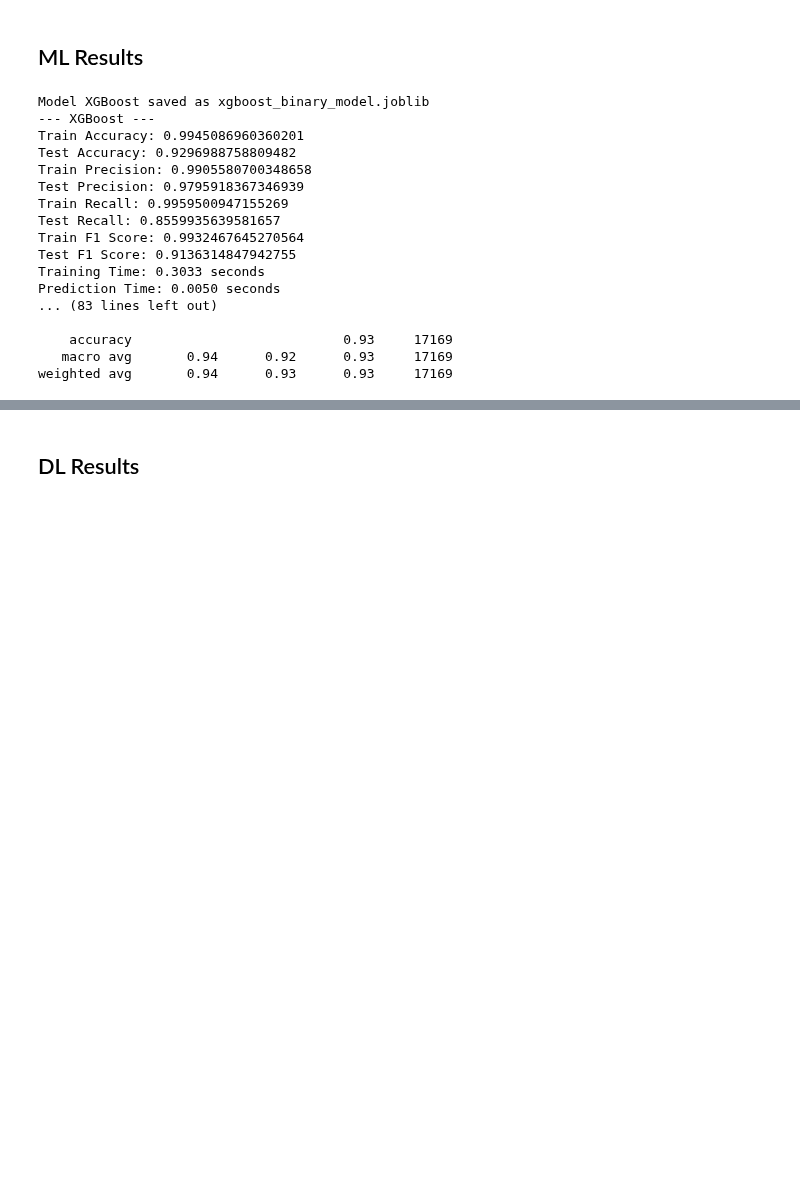
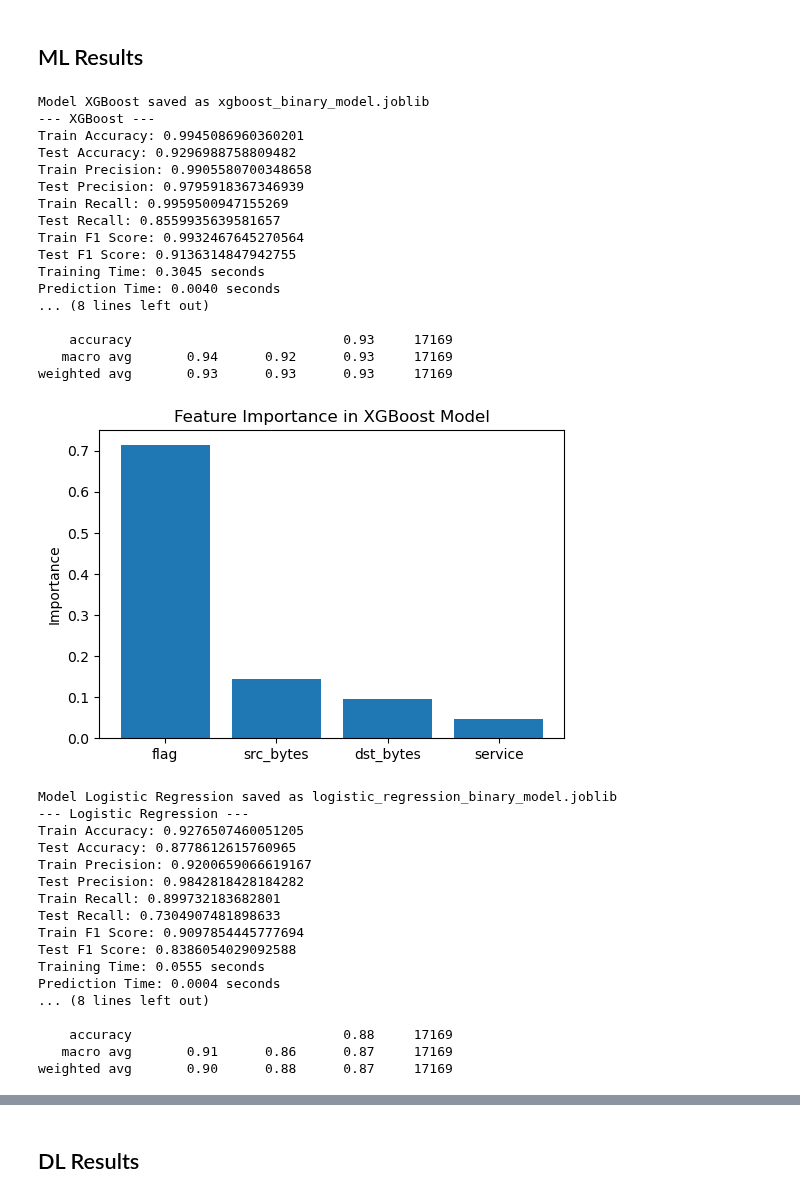
Before and after one commit to luisdavidgarcia/DDoS-Hybrid-Detection-System, a Jupyter notebook: notebooks/results_nsl-kdd_binary.ipynb, the cells around one changed output, grey strips where cells are left out. Drawn from its saved outputs; the diff is of its cells as text; code cells hidden in the pictures; blank space fills up the shorter version.

```diff
--- a/notebooks/results_nsl-kdd_binary.ipynb
+++ b/notebooks/results_nsl-kdd_binary.ipynb
@@ -407,19 +407,25 @@ X_train_df.to_csv('X_train.csv', index=False)
 ## ML Results
 # %%
 import joblib
+import numpy as np
+import matplotlib.pyplot as plt
 from sklearn.metrics import accuracy_score, precision_score, recall_score, f1_score, confusion_matrix, classification_report
 import time
+from xgboost import XGBClassifier
+from sklearn.linear_model import LogisticRegression
+from sklearn.ensemble import RandomForestClassifier
+from sklearn.tree import DecisionTreeClassifier
 
 # Create the classifiers
 models = {
-    "XGBoost": XGBClassifier(
-        eval_metric='mlogloss',
-        use_label_encoder=False
-    ),
+    "XGBoost": XGBClassifier(eval_metric='mlogloss', use_label_encoder=False),
     "Logistic Regression": LogisticRegression(),
     "Random Forest": RandomForestClassifier(),
     "Decision Tree": DecisionTreeClassifier(),
 }
+
+# Feature names for plotting
+feature_names = ['service', 'flag', 'src_bytes', 'dst_bytes']
 
 # Train and evaluate each model
 results = {}
@@ -476,34 +482,77 @@ for name, model in models.items():
     }
 
     # Print evaluation metrics
     print(f'--- {name} ---')
     print(f'Train Accuracy: {accuracy_train}')
     print(f'Test Accuracy: {accuracy_test}')
     print(f'Train Precision: {precision_train}')
     print(f'Test Precision: {precision_test}')
     print(f'Train Recall: {recall_train}')
     print(f'Test Recall: {recall_test}')
     print(f'Train F1 Score: {f1_train}')
     print(f'Test F1 Score: {f1_test}')
     print(f'Training Time: {train_time:.4f} seconds')
     print(f'Prediction Time: {pred_time:.4f} seconds')
     print(f'Confusion Matrix:\n{cm}')
     print(f'Classification Report:\n{cr}')
+
+    # Feature importance (if applicable)
+    if name in ["Random Forest", "Decision Tree", "XGBoost"]:
+        importances = model.feature_importances_
+        indices = np.argsort(importances)[::-1]
+
+        # Plot the feature importances
+        plt.figure(figsize=(6, 4))
+        plt.title(f"Feature Importance in {name} Model")
+        plt.bar(range(len(importances)), importances[indices], align='center')
+        plt.xticks(range(len(importances)), [feature_names[i] for i in indices])
+        plt.ylabel("Importance")
+        plt.show()
+
+    elif name == "Logistic Regression":
+        importances = np.abs(model.coef_[0])
+        indices = np.argsort(importances)[::-1]
+
+        # Plot the feature importances for Logistic Regression (absolute value of coefficients)
+        plt.figure(figsize=(6, 4))
+        plt.title(f"Feature Importance (Coefficients) in {name} Model")
+        plt.bar(range(len(importances)), importances[indices], align='center')
+        plt.xticks(range(len(importances)), [feature_names[i] for i in indices])
+        plt.ylabel("Importance")
+        plt.show()
 # %% [output]
 Model XGBoost saved as xgboost_binary_model.joblib
 --- XGBoost ---
 Train Accuracy: 0.9945086960360201
 Test Accuracy: 0.9296988758809482
 Train Precision: 0.9905580700348658
 Test Precision: 0.9795918367346939
 Train Recall: 0.9959500947155269
 Test Recall: 0.8559935639581657
 Train F1 Score: 0.9932467645270564
 Test F1 Score: 0.9136314847942755
-Training Time: 0.3033 seconds
-Prediction Time: 0.0050 seconds
-... (83 lines left out)
+Training Time: 0.3045 seconds
+Prediction Time: 0.0040 seconds
+... (8 lines left out)
 
     accuracy                           0.93     17169
    macro avg       0.94      0.92      0.93     17169
-weighted avg       0.94      0.93      0.93     17169
+weighted avg       0.93      0.93      0.93     17169
+[figure, added]
+Model Logistic Regression saved as logistic_regression_binary_model.joblib
+--- Logistic Regression ---
+Train Accuracy: 0.9276507460051205
+Test Accuracy: 0.8778612615760965
+Train Precision: 0.9200659066619167
+Test Precision: 0.9842818428184282
+Train Recall: 0.899732183682801
+Test Recall: 0.7304907481898633
+Train F1 Score: 0.9097854445777694
+Test F1 Score: 0.8386054029092588
+Training Time: 0.0555 seconds
+Prediction Time: 0.0004 seconds
+... (8 lines left out)
+
+    accuracy                           0.88     17169
+   macro avg       0.91      0.86      0.87     17169
+weighted avg       0.90      0.88      0.87     17169
```
Also changed, not shown: parts of 2 cells of this notebook, 2 other files.
